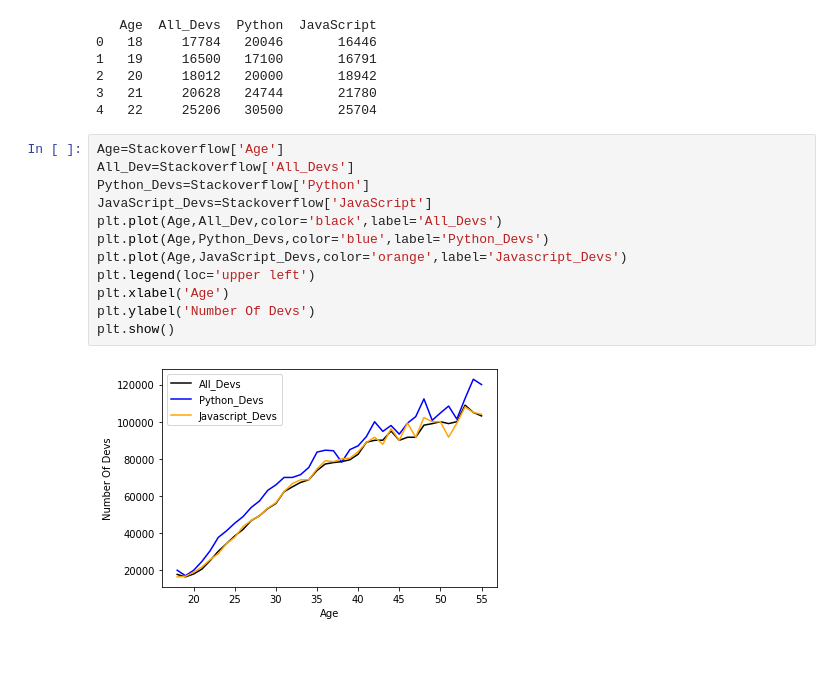
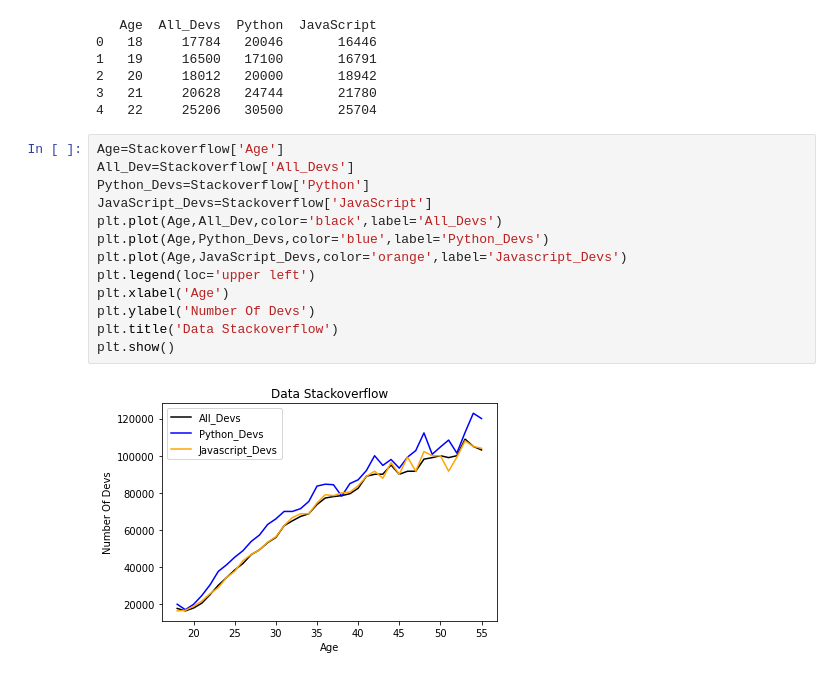
Before and after one commit to DataCrusade1999/Python, a Jupyter notebook: Matplotlib(Colab1).ipynb, the cells around one changed output. Drawn from its saved outputs; the diff is of its cells as text.

```diff
--- a/Matplotlib(Colab1).ipynb
+++ b/Matplotlib(Colab1).ipynb
@@ -140,14 +140,15 @@ print(Stackoverflow.head())
 # %%
 Age=Stackoverflow['Age']
 All_Dev=Stackoverflow['All_Devs']
 Python_Devs=Stackoverflow['Python']
 JavaScript_Devs=Stackoverflow['JavaScript']
 plt.plot(Age,All_Dev,color='black',label='All_Devs')
 plt.plot(Age,Python_Devs,color='blue',label='Python_Devs')
 plt.plot(Age,JavaScript_Devs,color='orange',label='Javascript_Devs')
 plt.legend(loc='upper left')
 plt.xlabel('Age')
 plt.ylabel('Number Of Devs')
+plt.title('Data Stackoverflow')
 plt.show()
 # %% [output]
-[figure, old version]
+[figure, new version]
```
